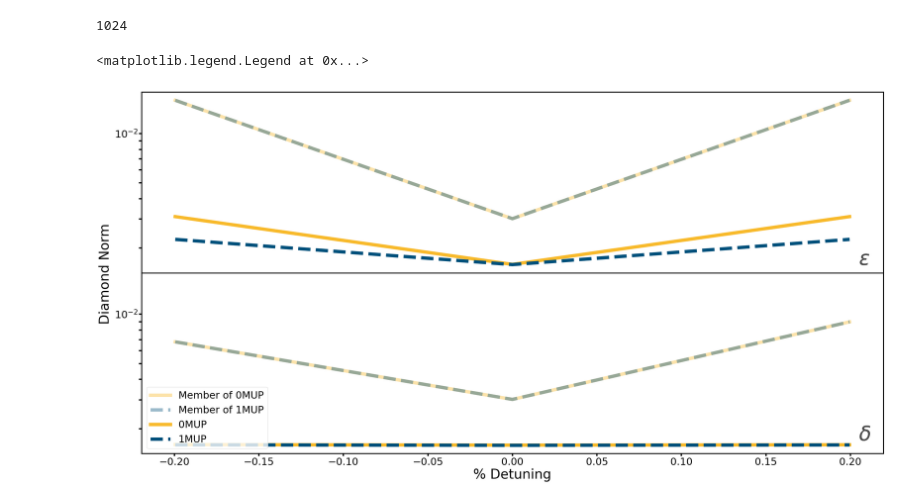
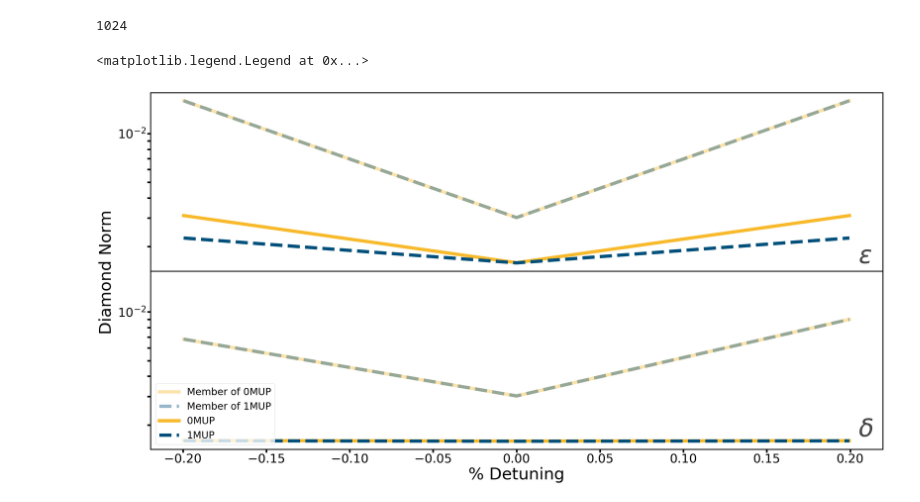
Before and after one commit to ampolloreno/decorrelating_errors, a Jupyter notebook: code/iSWAP 500 steps keeping every 8th control.ipynb, the cells around one changed output. Saved outputs shown, nothing was run; the diff lists cells and outputs as text; code cells hidden in the pictures.

```diff
--- a/code/iSWAP 500 steps keeping every 8th control.ipynb
+++ b/code/iSWAP 500 steps keeping every 8th control.ipynb
@@ -331,7 +331,7 @@ for j, pca in enumerate((pca0, pca1)):
         d_norms04.append(compute_diamond_norm(lst))
         dill.dump(d_norms04, open('d_norms04_{}_{}'.format(i, j), 'wb'))
 # %%
-fontsize = 40
+fontsize = 50
 tickwidth = fontsize/10
 # %%
 import dill
@@ -345,35 +345,35 @@ which_parameter = 0
 f, axs = plt.subplots(nrows=2, ncols=1, sharex=True, sharey=True, figsize=(40, 20))
 (ax1, ax2) = axs
 for i, which_parameter in enumerate([0, 1, 3, 4]):
     # Qualitatively the same.
     if i in (1, 3):
         continue
     d_norms00 = dill.load(open("d_norms0{}_2_0".format(which_parameter), 'rb'))
     d_norms10 = dill.load(open("d_norms0{}_2_1".format(which_parameter), 'rb'))
     ax = [ax1, None, ax2, None][i]
     for a, b in ((d_norms00, d_norms10),):
         ax.semilogy(values*100, np.array(a).T[0], linewidth = 10, alpha=.4, color='#f8ba2b',
                     label="Member of 0MUP", ls="-");
         ax.semilogy(values*100, np.array(b).T[0], linewidth = 10, alpha=.4, color='#00507b',
                     label="Member of 1MUP", ls="--")
 
 
         ax.semilogy(values*100, np.array(a).T[-1], linewidth = 10, alpha=1, color='#f8ba2b', label="0MUP", ls="-");
         ax.semilogy(values*100,np.array(b).T[-1], linewidth = 10, alpha=1, color='#00507b', label="1MUP", ls="--");
         ax.tick_params(axis = 'both', which = 'major', labelsize = fontsize*3/4)
         ax.tick_params(axis = 'both', which = 'minor', labelsize = fontsize*3/4)
         for which in ['major', 'minor']:
             ax.xaxis.set_tick_params(width=tickwidth, length=tickwidth*2, which=which)
             ax.yaxis.set_tick_params(width=tickwidth, length=tickwidth*2, which=which)
     plt.text(.205, .02, r'$\epsilon$', fontsize=fontsize*1.5, color='#484848')
     plt.text(.205, .0017, r'$\delta$', fontsize=fontsize*1.5, color='#484848')
     plt.subplots_adjust(wspace=0, hspace=0)
-f.text(.08, 0.5, "Diamond Norm", va='center', rotation='vertical', fontsize=fontsize)
+f.text(.07, 0.5, "Diamond Norm", va='center', rotation='vertical', fontsize=fontsize)
 plt.xlabel("% Detuning", fontsize=fontsize)
 plt.legend(prop={'size': 30}, loc=3)
 # %% [output]
 <matplotlib.legend.Legend at 0x...>
-[figure, old version]
+[figure, new version]
 # %%
 #dark grey '#484848'
 #navy #00507b
```
Also changed, not shown: 5 other files.
